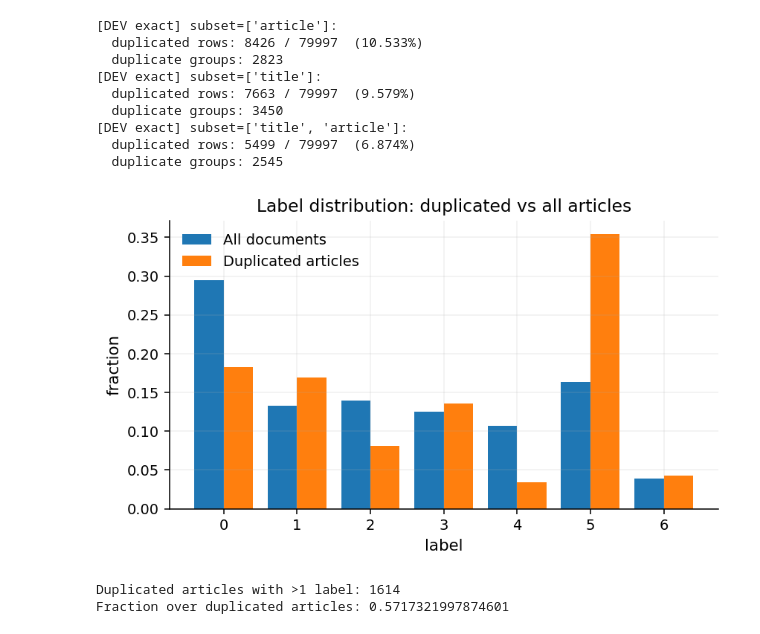
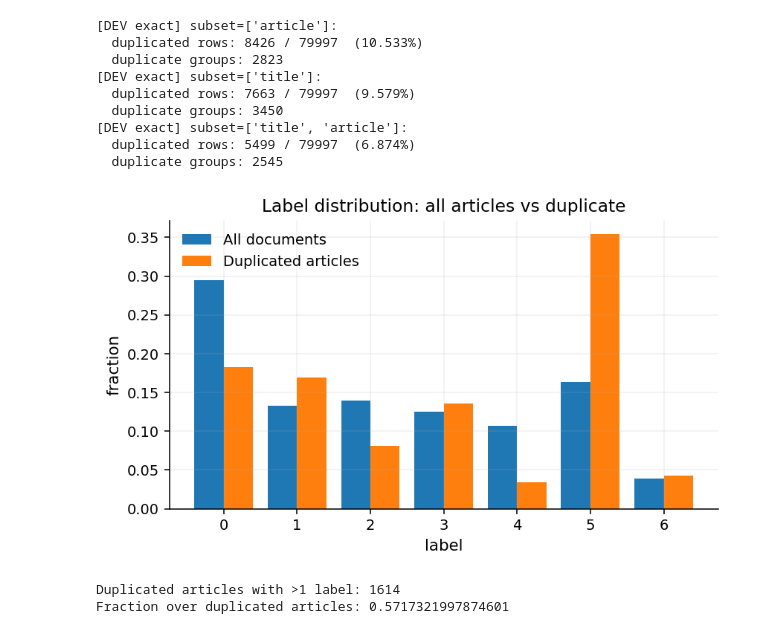
Before and after one commit to snevil/news-article-classification-robust-ensembles, a Jupyter notebook: src/EDA/EDA.ipynb, the cells around one changed output. Drawn from its saved outputs; the diff is of its cells as text; code cells hidden in the pictures.

```diff
--- a/src/EDA/EDA.ipynb
+++ b/src/EDA/EDA.ipynb
@@ -132,33 +132,33 @@ dup_pair    = dup_stats(df_dev, subset=["title","article"], name="DEV exact")
 # %%
 
 #Label distribution among duplicated articles
 
 
 
 dup_df = df_dev.loc[dup_article, [label_col]]
 
 label_counts_dup = dup_df[label_col].value_counts().sort_index()
 label_counts_all = df_dev[label_col].value_counts().sort_index()
 
 
 freq_dup = label_counts_dup / label_counts_dup.sum()
 freq_all = label_counts_all / label_counts_all.sum()
 
 x = np.arange(len(freq_all))
 
 plt.figure(figsize=(6.8,3.6))
 plt.bar(x - 0.2, freq_all.values, width=0.4, label="All documents")
 plt.bar(x + 0.2, freq_dup.reindex(freq_all.index, fill_value=0).values,
 		width=0.4, label="Duplicated articles")
 
 plt.xticks(x, freq_all.index.astype(str))
 plt.xlabel("label")
 plt.ylabel("fraction")
-plt.title("Label distribution: duplicated vs all articles")
+plt.title("Label distribution: all articles vs duplicate")
 plt.legend(frameon=False)
 plt.show()
 # %% [output]
-[figure, old version]
+[figure, new version]
 # %%
 
 # Exact duplicated articles with multiple labels
```
Also changed, not shown: parts of 2 cells of this notebook.
